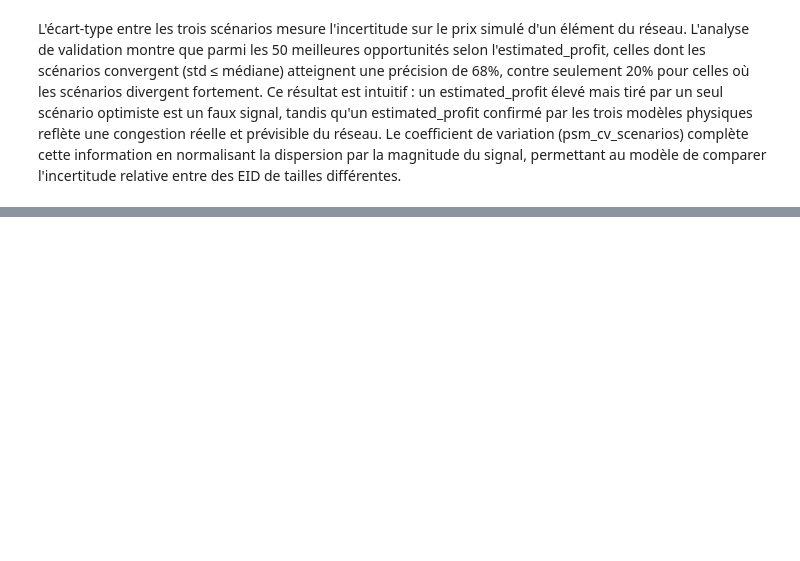
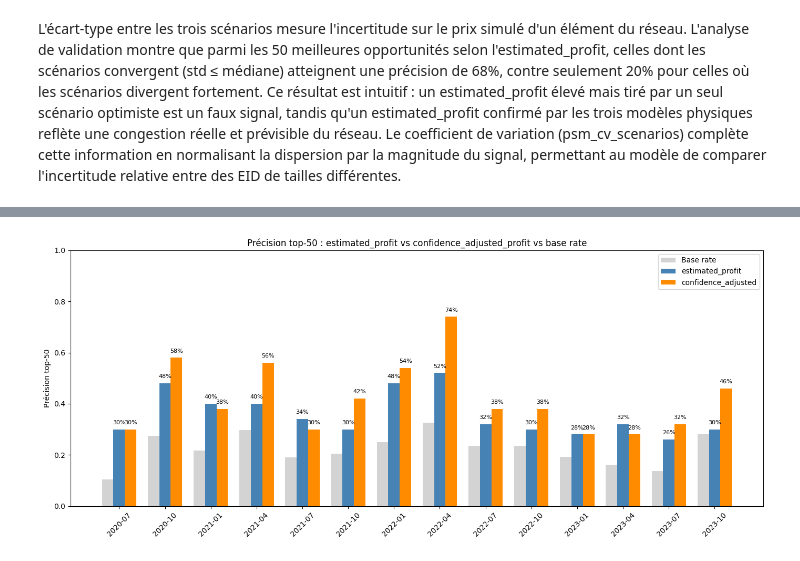
Before and after one commit to MPelland-programming/DataChallenge2026, a Jupyter notebook: experimentation_cristian/experimentation_cristian.ipynb, the cells around one changed output, grey strips where cells are left out. Saved outputs shown, nothing was run; the diff lists cells and outputs as text; code cells hidden in the pictures; blank space fills up the shorter version.

```diff
--- a/experimentation_cristian/experimentation_cristian.ipynb
+++ b/experimentation_cristian/experimentation_cristian.ipynb
@@ -1443,0 +1705,14 @@ Le feature reste dans le modèle pour deux raisons. Premièrement, un modèle d'
+# %%
+# Ajouter labels
+df['MONTH'] = '2022-07'
+profits = loader.get_price_cost_profit(filterdf=df[['EID', 'PEAKID', 'MONTH']])
+df = df.merge(profits[['EID', 'PEAKID', 'PROFIT']], on=['EID', 'PEAKID'], how='left')
+df['PROFIT'] = df['PROFIT'].fillna(0)
+df['profitable'] = (df['PROFIT'] > 0).astype(int)
+
+# Test : confidence_adjusted_profit est-il meilleur que estimated_profit seul ?
+top50_ep = df.nlargest(50, 'estimated_profit')
+top50_cap = df.nlargest(50, 'confidence_adjusted_profit')
+
+print(f"Top-50 par estimated_profit: {top50_ep['profitable'].mean():.0%}")
+print(f"Top-50 par confidence_adjusted_profit: {top50_cap['profitable'].mean():.0%}")
@@ -1443,0 +1724,84 @@ Le feature reste dans le modèle pour deux raisons. Premièrement, un modèle d'
+# %%
+import matplotlib.pyplot as plt
+import numpy as np
+
+test_months = [
+    '2020-07', '2020-10', '2021-01', '2021-04', '2021-07',
+    '2021-10', '2022-01', '2022-04', '2022-07', '2022-10',
+    '2023-01', '2023-04', '2023-07', '2023-10'
+]
+
+results = []
+
+for tm in test_months:
+    print(f"Processing {tm}...")
+
+    # Construire tous les features
+    df = build_estimated_profit(tm)
+    df = df.merge(build_scenario_consensus(tm), on=['EID', 'PEAKID', 'TARGET_MONTH'])
+    df = df.merge(build_activation_impacts(tm), on=['EID', 'PEAKID', 'TARGET_MONTH'])
+    df = df.merge(build_daily_signal(tm), on=['EID', 'PEAKID', 'TARGET_MONTH'], how='left')
+
+    for col in ['daily_sum_abs_psd', 'daily_mean_activation', 'daily_max_activation',
+                'daily_mean_trans_outage', 'daily_n_hours_active']:
+        df[col] = df[col].fillna(0)
+
+    df = build_derived_features(df)
+
+    # Labels
+    df['MONTH'] = tm
+    profits = loader.get_price_cost_profit(filterdf=df[['EID', 'PEAKID', 'MONTH']])
+    df = df.merge(profits[['EID', 'PEAKID', 'PROFIT']], on=['EID', 'PEAKID'], how='left')
+    df['PROFIT'] = df['PROFIT'].fillna(0)
+    df['profitable'] = (df['PROFIT'] > 0).astype(int)
+
+    # Comparer les deux rankings
+    top50_ep = df.nlargest(50, 'estimated_profit')
+    top50_cap = df.nlargest(50, 'confidence_adjusted_profit')
+
+    # Base rate (parmi les EID avec cost != 0)
+    active = df[df['cost_proxy'] > 0]
+    base_rate = active['profitable'].mean() if len(active) > 0 else 0
+
+    results.append({
+        'month': tm,
+        'base_rate': base_rate,
+        'prec_estimated_profit': top50_ep['profitable'].mean(),
+        'prec_confidence_adjusted': top50_cap['profitable'].mean(),
+    })
+
+    print(f"  EP: {top50_ep['profitable'].mean():.0%} | CAP: {top50_cap['profitable'].mean():.0%} | Base: {base_rate:.0%}")
+
+res = pd.DataFrame(results)
+
+# === Visualisation ===
+fig, ax = plt.subplots(figsize=(14, 6))
+
+x = np.arange(len(res))
+width = 0.25
+
+ax.bar(x - width, res['base_rate'], width, label='Base rate', color='lightgray')
+ax.bar(x, res['prec_estimated_profit'], width, label='estimated_profit', color='steelblue')
+ax.bar(x + width, res['prec_confidence_adjusted'], width, label='confidence_adjusted', color='darkorange')
+
+ax.set_xticks(x)
+ax.set_xticklabels(res['month'], rotation=45)
+ax.set_ylabel('Précision top-50')
+ax.set_title('Précision top-50 : estimated_profit vs confidence_adjusted_profit vs base rate')
+ax.legend()
+ax.set_ylim(0, 1)
+
+for i, row in res.iterrows():
+    ax.text(i, row['prec_estimated_profit'] + 0.02, f"{row['prec_estimated_profit']:.0%}", ha='center', fontsize=8)
+    ax.text(i + width, row['prec_confidence_adjusted'] + 0.02, f"{row['prec_confidence_adjusted']:.0%}", ha='center', fontsize=8)
+
+plt.tight_layout()
+plt.show()
+
+# Résumé
+print(f"\n=== Résumé ===")
+print(f"Précision moyenne estimated_profit: {res['prec_estimated_profit'].mean():.0%}")
+print(f"Précision moyenne confidence_adjusted: {res['prec_confidence_adjusted'].mean():.0%}")
+print(f"Base rate moyen: {res['base_rate'].mean():.0%}")
+print(f"Mois où CAP > EP: {(res['prec_confidence_adjusted'] > res['prec_estimated_profit']).sum()}/{len(res)}")
+# %% [output]
@@ -1443,0 +1825 @@ Le feature reste dans le modèle pour deux raisons. Premièrement, un modèle d'
+[figure, added]
```
Also changed, not shown: parts of 49 cells of this notebook, 1 other file.
